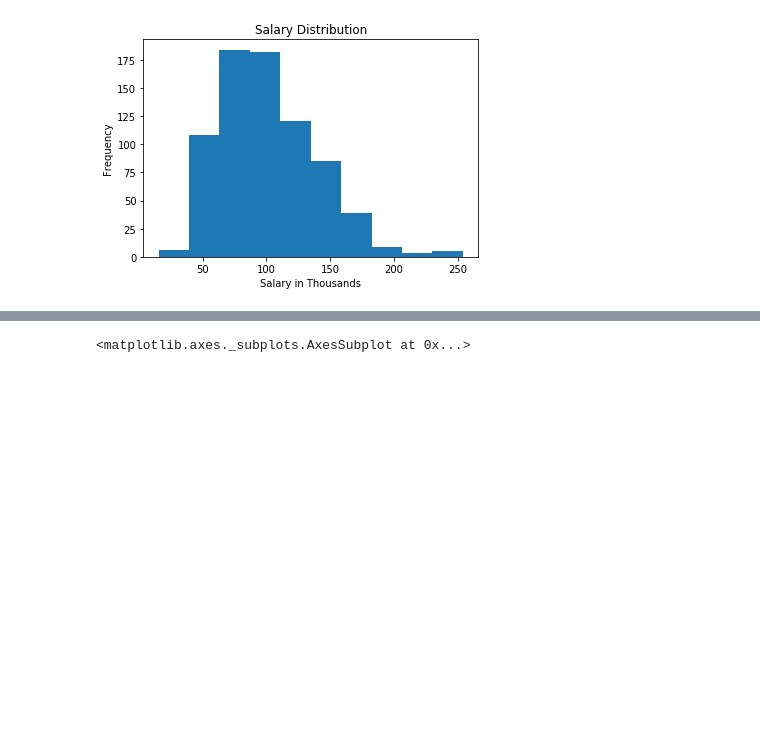
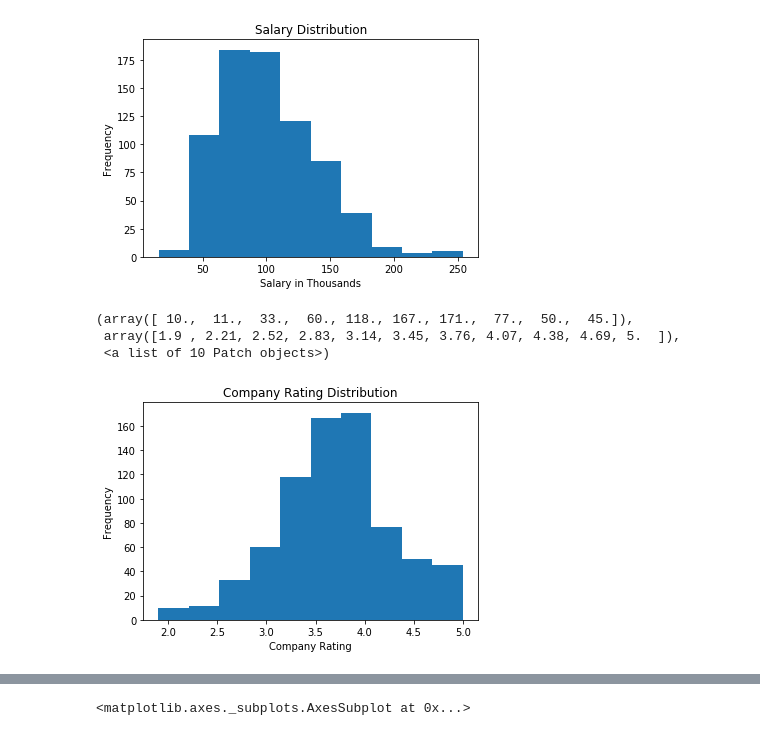
Before and after one commit to aidanberry12/Glassdoor_Salary_Analysis, a Jupyter notebook: Exploratory_Analysis.ipynb, the cells around one changed output, grey strips where cells are left out. Saved outputs shown, nothing was run; the diff lists cells and outputs as text; code cells hidden in the pictures; blank space fills up the shorter version.

Commit message:
fixed missing values in cleaning script and added plots to EDA

```diff
--- a/Exploratory_Analysis.ipynb
+++ b/Exploratory_Analysis.ipynb
@@ -17,0 +18,3 @@ df.head()
+# %%
+df = df.replace(to_replace = -1, value = np.nan)
+df.isnull().sum()
@@ -18,3 +31,8 @@ df.head()
+# %%
+mean_rating = df['company_rating'].mean()
+df['company_rating'] = df['company_rating'].replace(to_replace = np.nan, value = mean_rating)
+mode_size = df['company_size'].mode()
+df['company_size'] = df['company_size'].replace(to_replace = np.nan, value = mode_size)
 # %%
 plt.xlabel('Salary in Thousands')
 plt.ylabel('Frequency')
@@ -26,3 +44,13 @@ plt.hist(df['avg_salary'])
         206.3 , 230.15, 254.  ]),
  <a list of 10 Patch objects>)
 [figure]
+# %%
+plt.xlabel('Company Rating')
+plt.ylabel('Frequency')
+plt.title('Company Rating Distribution')
+plt.hist(df['company_rating'])
+# %% [output]
+(array([ 10.,  11.,  33.,  60., 118., 167., 171.,  77.,  50.,  45.]),
+ array([1.9 , 2.21, 2.52, 2.83, 3.14, 3.45, 3.76, 4.07, 4.38, 4.69, 5.  ]),
+ <a list of 10 Patch objects>)
+[figure, added]
```
Also changed, not shown: parts of 16 cells of this notebook, 2 other files.
